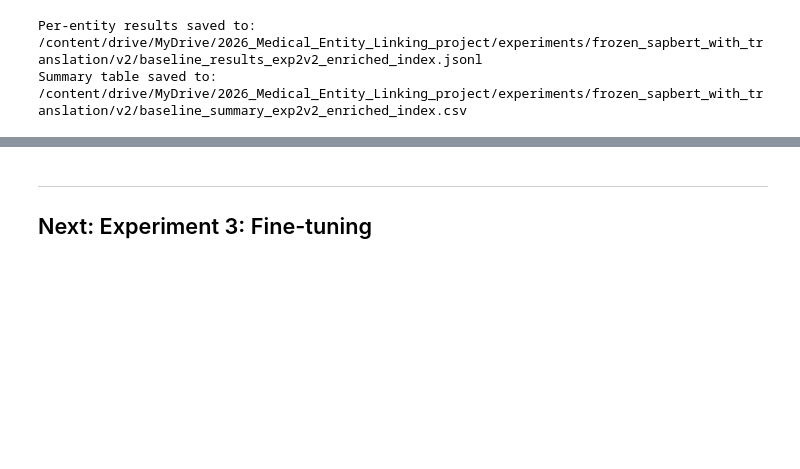
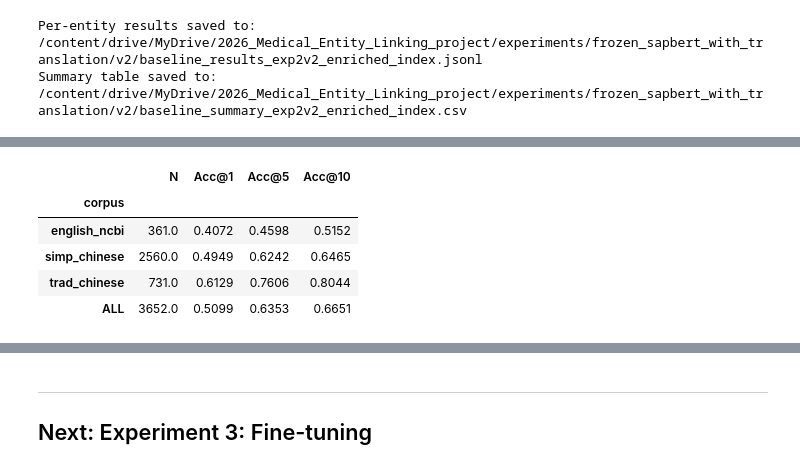
Before and after one commit to weichenzhao1997/COSI124a_Project_cross_language_entity_linking, a Jupyter notebook: experiments/frozen_sapbert_with_translation-v2/frozen_sapbert_baseline_with_translation-v2.ipynb, the cells around one changed output, grey strips where cells are left out. Saved outputs shown, nothing was run; the diff lists cells and outputs as text; code cells hidden in the pictures; blank space fills up the shorter version.

```diff
--- a/experiments/frozen_sapbert_with_translation-v2/frozen_sapbert_baseline_with_translation-v2.ipynb
+++ b/experiments/frozen_sapbert_with_translation-v2/frozen_sapbert_baseline_with_translation-v2.ipynb
@@ -411,0 +430,14 @@ Summary table saved to:      /content/drive/MyDrive/2026_Medical_Entity_Linking_
+# %%
+TEST_DATA_PATH = os.path.join(
+    REPO_ROOT,
+    "data/with_translation/v2/combined_disease_corpus_test_with_cuis_icd11_cleaned_simplified.jsonl"
+)
+
+TEST_RESULTS_JSONL = os.path.join(OUTPUT_DIR, "test_results_exp2v2_enriched_index.jsonl")
+TEST_SUMMARY_CSV   = os.path.join(OUTPUT_DIR, "test_summary_exp2v2_enriched_index.csv")
+
+assert os.path.exists(TEST_DATA_PATH), (
+    f"Test file not found: {TEST_DATA_PATH}\n"
+    "Check that REPO_ROOT is set correctly and the file exists in Google Drive."
+)
+print(f"Test data path: {TEST_DATA_PATH}")
@@ -411,0 +555,9 @@ Summary table saved to:      /content/drive/MyDrive/2026_Medical_Entity_Linking_
+# %%
+test_summary_df
+# %% [output]
+|  | N | Acc@1 | Acc@5 | Acc@10 |
+| corpus |  |  |  |  |
+| english_ncbi | 361.0 | 0.4072 | 0.4598 | 0.5152 |
+| simp_chinese | 2560.0 | 0.4949 | 0.6242 | 0.6465 |
+| trad_chinese | 731.0 | 0.6129 | 0.7606 | 0.8044 |
+| ALL | 3652.0 | 0.5099 | 0.6353 | 0.6651 |
```
Also changed, not shown: parts of 12 cells of this notebook, 2 other files.
